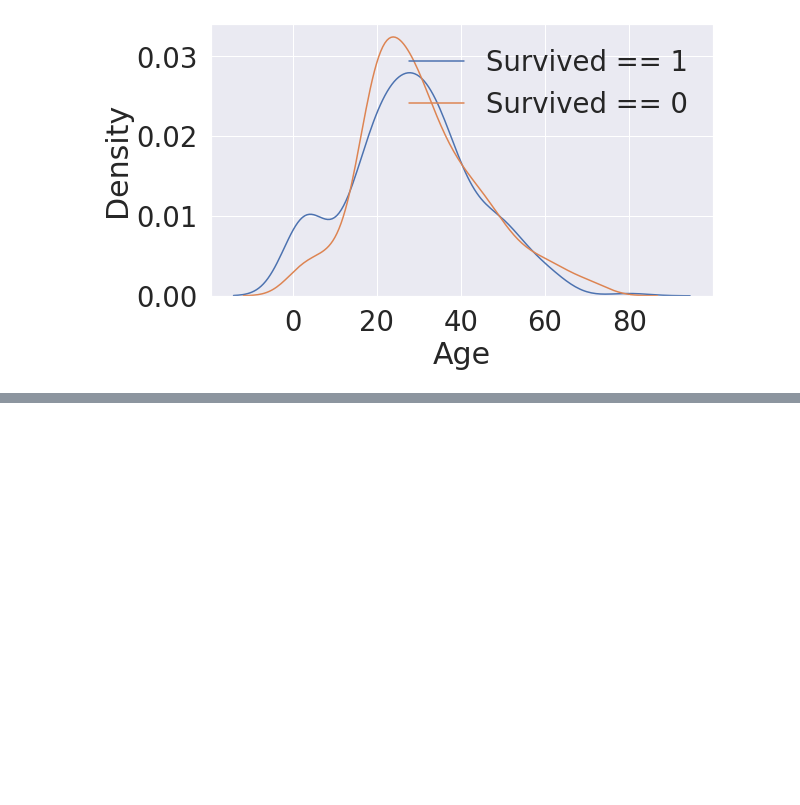
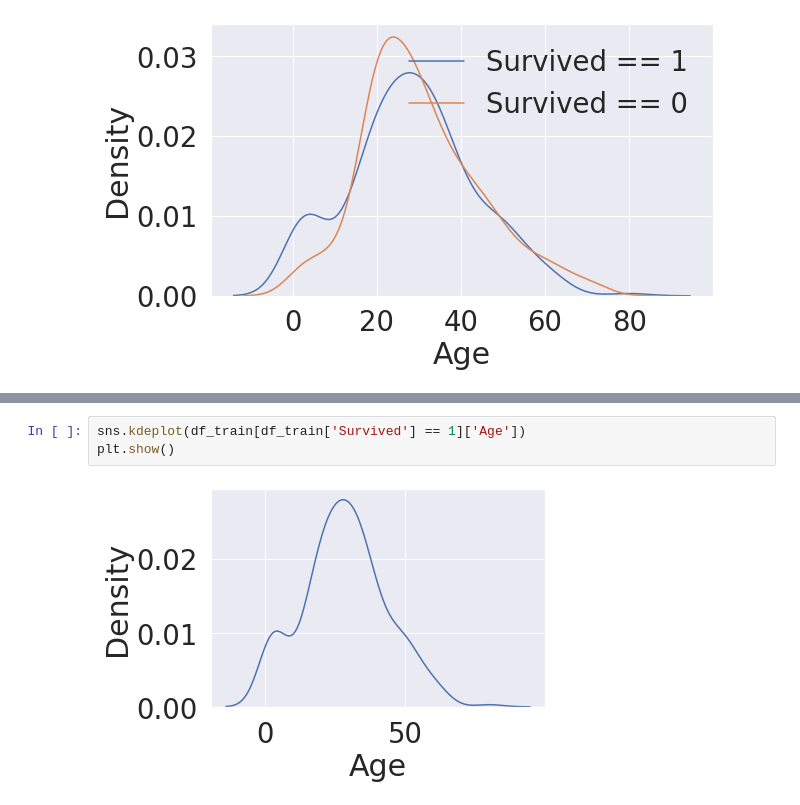
Before and after one commit to Yumpop/Kaggle_practice, a Jupyter notebook: fork-of-my-first-data-analysis-for-titanic-fist.ipynb, the cells around one changed output, grey strips where cells are left out. Saved outputs shown, nothing was run; the diff lists cells and outputs as text; blank space fills up the shorter version.

```diff
--- a/fork-of-my-first-data-analysis-for-titanic-fist.ipynb
+++ b/fork-of-my-first-data-analysis-for-titanic-fist.ipynb
@@ -270,0 +282,5 @@ plt.show()
+# %%
+sns.kdeplot(df_train[df_train['Survived'] == 1]['Age'])
+plt.show()
+# %% [output]
+[figure, added]
```
Also changed, not shown: parts of 8 cells of this notebook.
